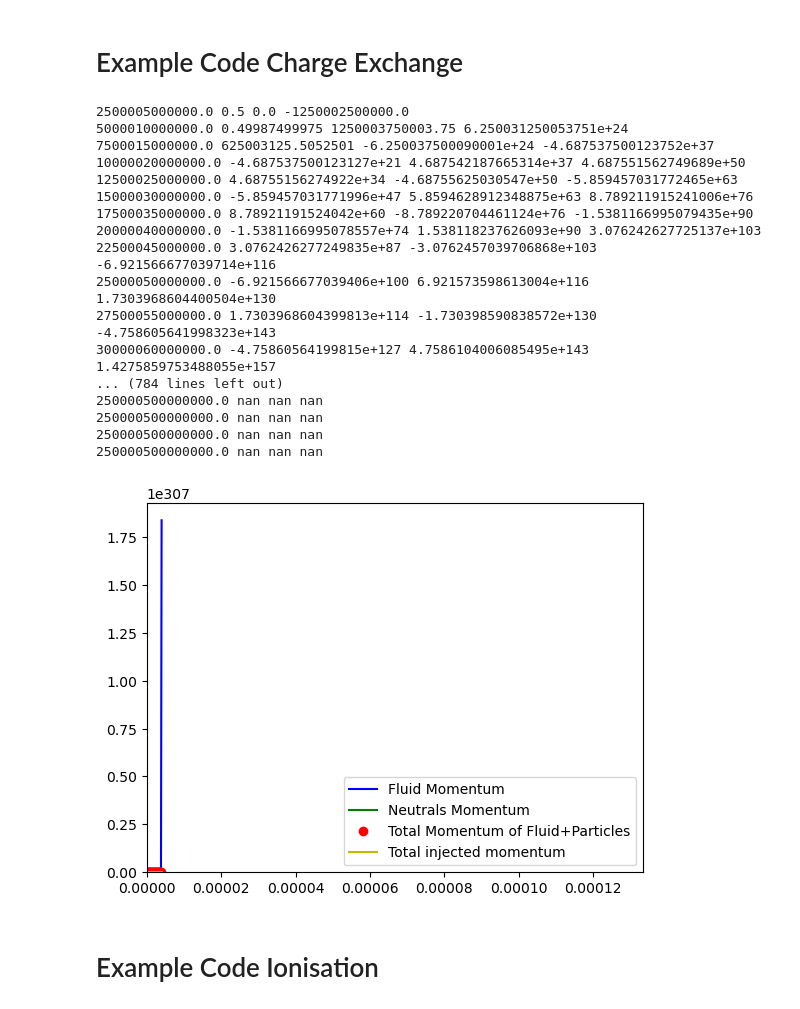
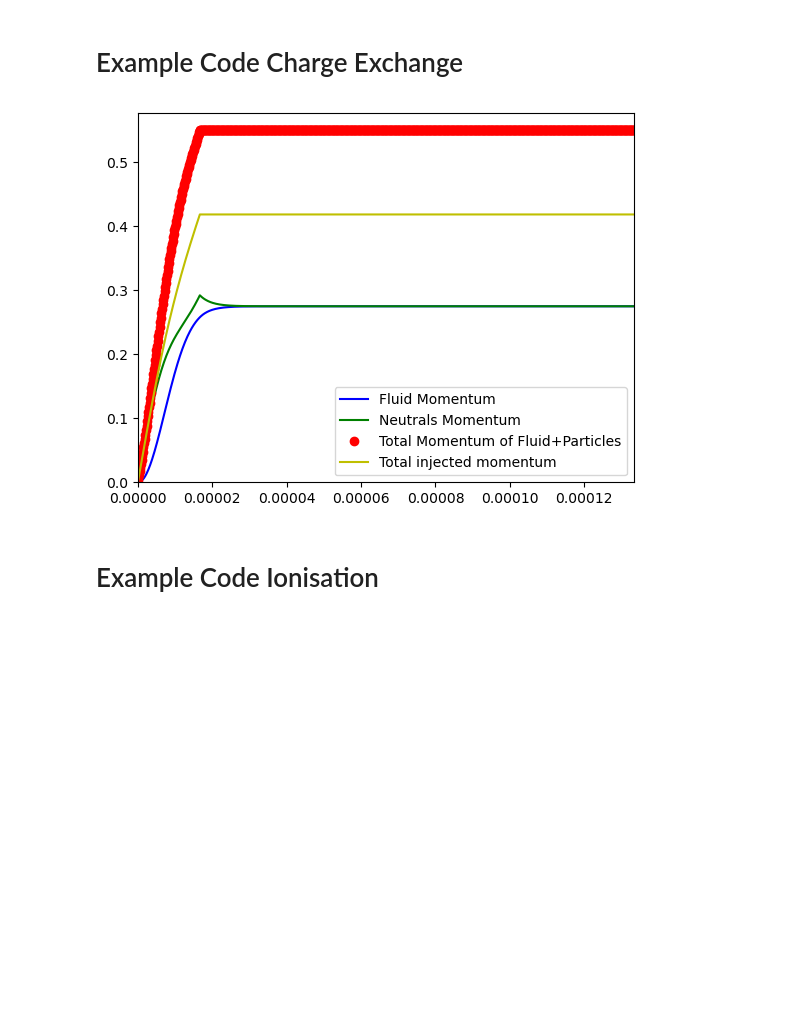
Before and after one commit to mbukaea/Atomic-Physics-In-Plasmas-Notes, a Jupyter notebook: test.ipynb, the cells around one changed output. Saved outputs shown, nothing was run; the diff lists cells and outputs as text; code cells hidden in the pictures; blank space fills up the shorter version.

```diff
--- a/test.ipynb
+++ b/test.ipynb
@@ -62,10 +62,10 @@ import numpy as np #Used for normal distribution
 import unittest #Used for unit testing of code
 
 R_CE = 5E-14 #Units m^3 s^-1
-w = 1E+16 #No units
+w = 1.65E+16 #No units
 dt = 1.66667e-07 #Units Seconds
 timestep=1 #No units
-max_neutrals_density=3e18;
+max_neutrals_density=3.3e18;
 max_timesteps=800 #No units
 fluid_velocity_sd=0.0
 
@@ -105,55 +105,36 @@ while timestep <= max_timesteps:
 
     #Units neutrals_momentum (nektar_units)
     #=[nektar_units_mass]*[nektar_units_velocity]*[SI_units_number_density]*[conversion_factor_SI_to_nektar_for_density]
     neutrals_momentum[timestep]=mass_of_single_neutral*neutrals_velocity[timestep]*neutrals_density*k_n_to_nektar
 
-    #Units fluid_velocit (nektar_units)
+    #Units fluid_velocity (nektar_units)
     #=[nektar_units_momentum]*[1/nektar_mass_units]*[1/(SI_units_number_density)]*[1/(conversion_factor_SI_to_nektar_for_density)]
     fluid_velocity[timestep]=fluid_momentum[timestep]/(mass_of_single_ion*ion_density*k_n_to_nektar)
     random_fluid_velocity=np.random.normal(fluid_velocity[timestep],fluid_velocity_sd,size=None)
 
     #Units dp_tot
     #=[unitless]*[nektar_units_mass]*[nektar_units_velocity]
     dp_tot = dw*(- mass_of_single_neutral*neutrals_velocity[timestep] + mass_of_single_ion*random_fluid_velocity);
 
-    print(dw,neutrals_velocity[timestep],random_fluid_velocity,dp_tot)
     if timestep < max_timesteps:
-        neutrals_velocity[timestep+1]=neutrals_velocity[timestep] + dp_tot/w #Relook at this line
+        neutrals_velocity[timestep+1]=neutrals_velocity[timestep] + dp_tot/w
         fluid_momentum[timestep+1]=fluid_momentum[timestep] - dp_tot*k_n_to_nektar/dt_nektar
-
     timestep=timestep+1
 
 
 plt.plot(time, fluid_momentum,'b', label="Fluid Momentum")
 plt.plot(time, neutrals_momentum,'g', label="Neutrals Momentum")
 
 plt.plot(time, neutrals_momentum+fluid_momentum,'ro', label="Total Momentum of Fluid+Particles")
 plt.plot(time, total_momentum_injected,'y', label="Total injected momentum")
 
 plt.axvline(x = 100, color = 'k', linestyle='--')
 plt.xlim([0, max_timesteps*dt])
 plt.ylim(bottom=0)
 plt.legend(loc="lower right")
 plt.show()
 # %% [output]
-2500005000000.0 0.5 0.0 -1250002500000.0
-5000010000000.0 0.49987499975 1250003750003.75 6.250031250053751e+24
-7500015000000.0 625003125.5052501 -6.250037500090001e+24 -4.687537500123752e+37
-10000020000000.0 -4.687537500123127e+21 4.687542187665314e+37 4.687551562749689e+50
-12500025000000.0 4.68755156274922e+34 -4.68755625030547e+50 -5.859457031772465e+63
-15000030000000.0 -5.859457031771996e+47 5.8594628912348875e+63 8.789211915241006e+76
-17500035000000.0 8.78921191524042e+60 -8.789220704461124e+76 -1.5381166995079435e+90
-20000040000000.0 -1.5381166995078557e+74 1.538118237626093e+90 3.076242627725137e+103
-22500045000000.0 3.0762426277249835e+87 -3.0762457039706868e+103 -6.921566677039714e+116
-25000050000000.0 -6.921566677039406e+100 6.921573598613004e+116 1.7303968604400504e+130
-27500055000000.0 1.7303968604399813e+114 -1.730398590838572e+130 -4.758605641998323e+143
-30000060000000.0 -4.75860564199815e+127 4.7586104006085495e+143 1.4275859753488055e+157
-... (784 lines left out)
-250000500000000.0 nan nan nan
-250000500000000.0 nan nan nan
-250000500000000.0 nan nan nan
-250000500000000.0 nan nan nan
-[figure, old version]
+[figure, new version]
 # %% [markdown]
  # Example Code Ionisation
 # %%
```
Also changed, not shown: parts of 1 cell of this notebook.
